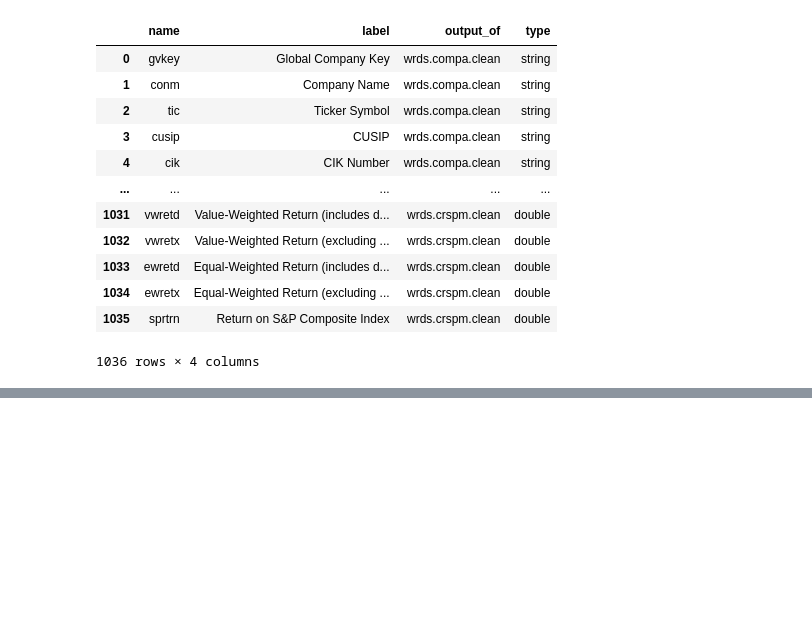
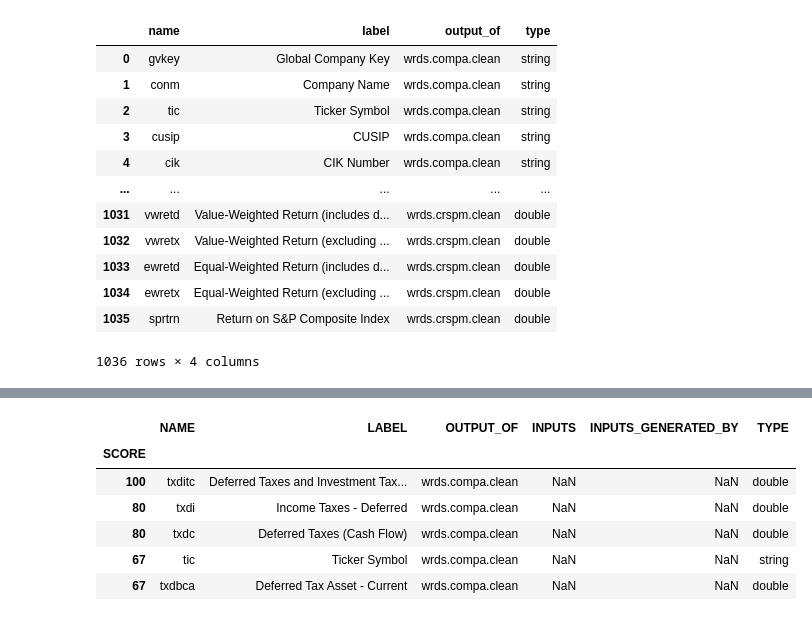
Before and after one commit to ionmihai/finsets, a Jupyter notebook: nbs/00_core.ipynb, the cells around one changed output, grey strips where cells are left out. Cells and saved outputs as stored; diff of their text form; code cells hidden in the pictures; blank space fills up the shorter version.

```diff
--- a/nbs/00_core.ipynb
+++ b/nbs/00_core.ipynb
@@ -156,3 +182,13 @@ search('total asset')
+# %%
+search('txditc', meta_field='name', limit=5)
+# %% [output]
+|  | NAME | LABEL | OUTPUT_OF | INPUTS | INPUTS_GENERATED_BY | TYPE |
+| SCORE |  |  |  |  |  |  |
+| 100 | txditc | Deferred Taxes and Investment Tax... | wrds.compa.clean | NaN | NaN | double |
+| 80 | txdi | Income Taxes - Deferred | wrds.compa.clean | NaN | NaN | double |
+| 80 | txdc | Deferred Taxes (Cash Flow) | wrds.compa.clean | NaN | NaN | double |
+| 67 | tic | Ticker Symbol | wrds.compa.clean | NaN | NaN | string |
+| 67 | txdbca | Deferred Tax Asset - Current | wrds.compa.clean | NaN | NaN | double |
 # %%
 #| hide
 import nbdev; nbdev.nbdev_export()
```
Also changed, not shown: parts of 8 cells of this notebook, 6 other files.
